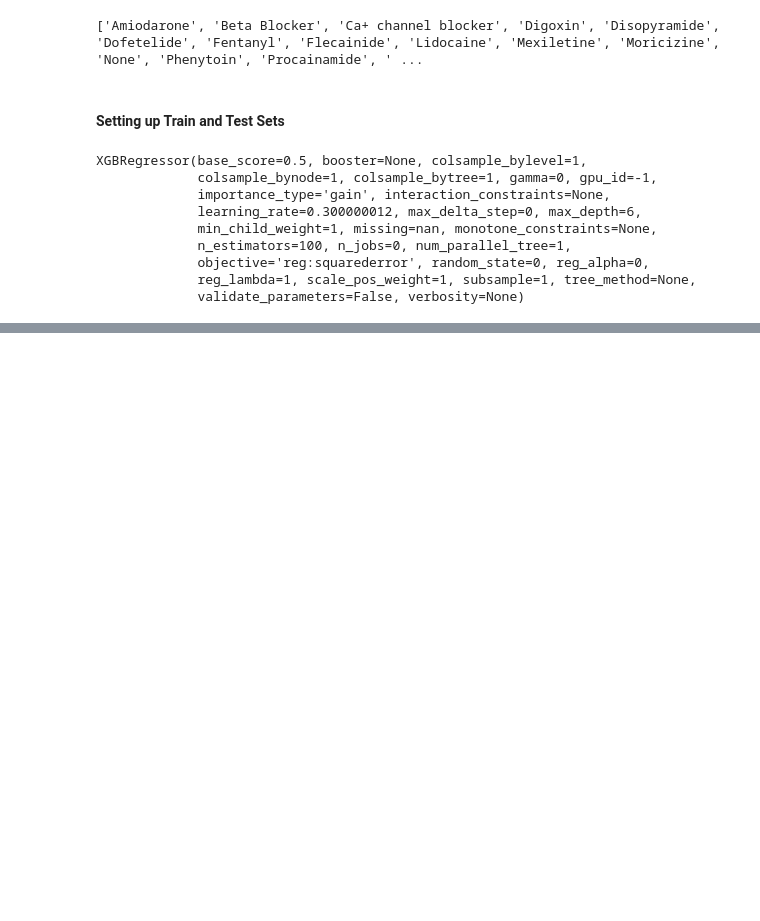
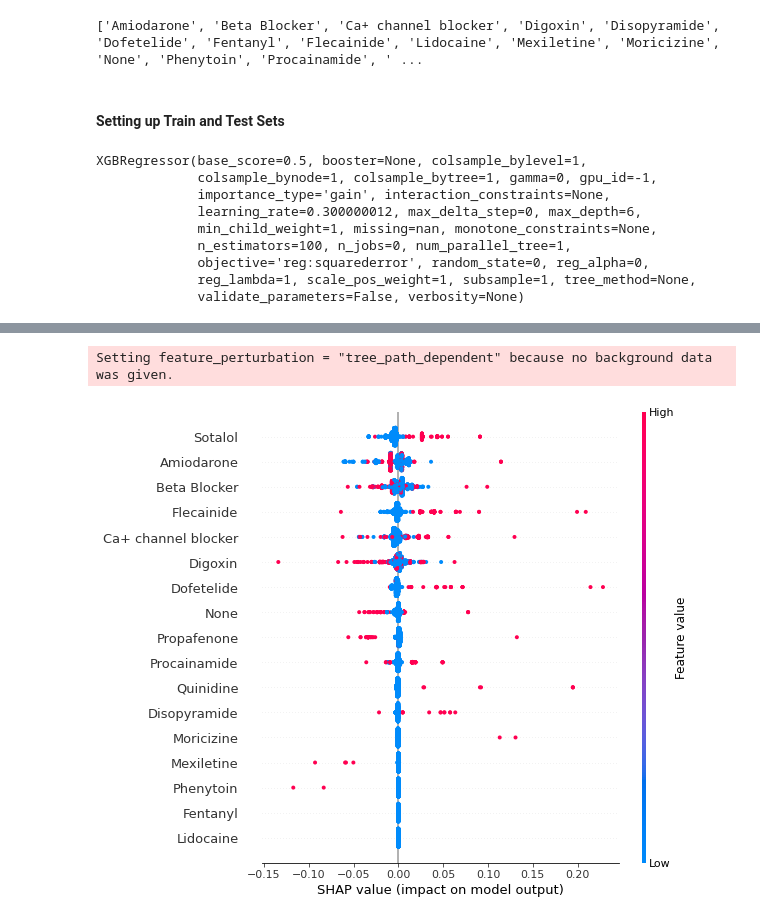
Before and after one commit to vishhvaan/ml-iraf-analysis, a Jupyter notebook: iraf-analysis-notebook.ipynb, the cells around one changed output, grey strips where cells are left out. Saved outputs shown, nothing was run; the diff lists cells and outputs as text; code cells hidden in the pictures; blank space fills up the shorter version.

```diff
--- a/iraf-analysis-notebook.ipynb
+++ b/iraf-analysis-notebook.ipynb
@@ -115,0 +142,9 @@ Model Accuracy =  0.9372262773722628
+# %%
+import shap
+
+explainer = shap.TreeExplainer(xgboost_model)
+shap_values = explainer.shap_values(cvdb_meds_valid)
+shap.summary_plot(shap_values, cvdb_meds_valid)
+# %% [output]
+Setting feature_perturbation = "tree_path_dependent" because no background data was given.
+[figure, added]
```
Also changed, not shown: parts of 9 cells of this notebook.
